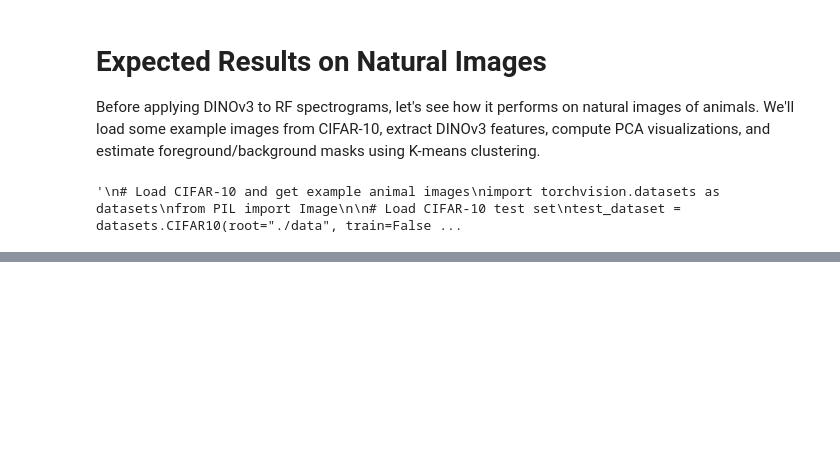
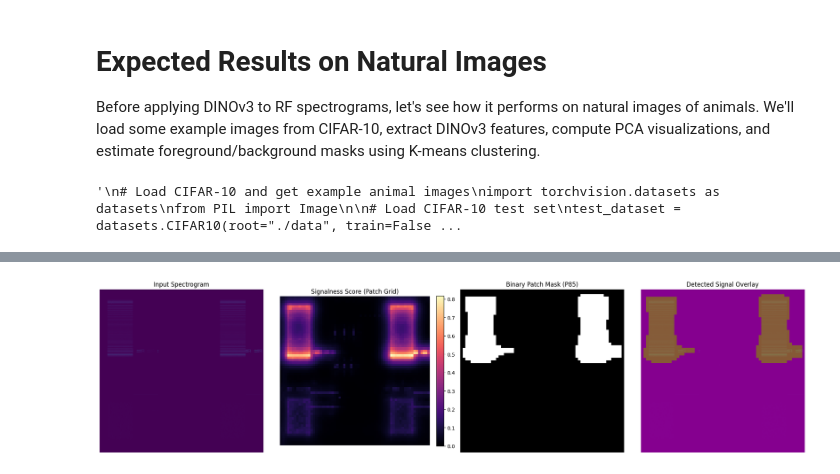
Before and after one commit to Trudes808/Dinov3-RF-Signal-Detection, a Jupyter notebook: rf_spectrogram_segmentation.ipynb, the cells around one changed output, grey strips where cells are left out. Drawn from its saved outputs; the diff is of its cells as text; code cells hidden in the pictures; blank space fills up the shorter version.

```diff
--- a/rf_spectrogram_segmentation.ipynb
+++ b/rf_spectrogram_segmentation.ipynb
@@ -1118,0 +1337,91 @@ edge_boxes: power_contrast=nan, area=1.000
+# %%
+# 1) Binary signal-vs-noise mask (no labels)
+from scipy import ndimage
+
+# Build patch-aligned power map from current DINO slice
+power_img = Image.fromarray(
+    ((dino_Sxx_db - dino_Sxx_db.min()) / (dino_Sxx_db.max() - dino_Sxx_db.min() + 1e-8) * 255).astype(np.uint8)
+)
+power_resized = power_img.resize(resized_img.size, Image.BILINEAR)
+patch_power = np.array(power_resized.resize((w, h), Image.BILINEAR), dtype=np.float32)
+patch_power_norm = (patch_power - patch_power.min()) / (patch_power.max() - patch_power.min() + 1e-8)
+
+# Local structural cues from spectrogram power
+local_mean = ndimage.gaussian_filter(patch_power_norm, sigma=2.0)
+local_sq_mean = ndimage.gaussian_filter(patch_power_norm**2, sigma=2.0)
+local_std = np.sqrt(np.maximum(local_sq_mean - local_mean**2, 0.0))
+
+gx = ndimage.sobel(patch_power_norm, axis=1, mode='nearest')
+gy = ndimage.sobel(patch_power_norm, axis=0, mode='nearest')
+grad_mag = np.hypot(gx, gy)
+grad_mag = (grad_mag - grad_mag.min()) / (grad_mag.max() - grad_mag.min() + 1e-8)
+
+# Embedding rarity cue: distance to k-th nearest neighbor (larger => less noise-like redundancy)
+from sklearn.neighbors import NearestNeighbors
+nn = NearestNeighbors(n_neighbors=9, metric='euclidean').fit(features_std)
+dists, _ = nn.kneighbors(features_std)
+embedding_rarity = dists[:, -1].reshape(h, w)
+embedding_rarity = (embedding_rarity - embedding_rarity.min()) / (embedding_rarity.max() - embedding_rarity.min() + 1e-8)
+
+# Combined signalness score (tune weights if needed)
+W_POWER = 0.45
+W_STD = 0.25
+W_GRAD = 0.15
+W_RARITY = 0.15
+signalness = (
+    W_POWER * patch_power_norm
+    + W_STD * (local_std / (local_std.max() + 1e-8))
+    + W_GRAD * grad_mag
+    + W_RARITY * embedding_rarity
+)
+
+# Robust threshold: upper-tail percentile (works without labels)
+SIGNAL_PERCENTILE = 85
+binary_patch = (signalness >= np.percentile(signalness, SIGNAL_PERCENTILE)).astype(np.uint8)
+
+# Morphological cleanup
+binary_patch = ndimage.binary_opening(binary_patch, structure=np.ones((2, 2))).astype(np.uint8)
+binary_patch = ndimage.binary_closing(binary_patch, structure=np.ones((3, 3))).astype(np.uint8)
+binary_patch = ndimage.binary_fill_holes(binary_patch).astype(np.uint8)
+
+# Remove tiny connected components
+labels_cc, n_cc = ndimage.label(binary_patch)
+min_area = max(4, int(0.003 * h * w))
+clean_patch = np.zeros_like(binary_patch, dtype=np.uint8)
+for comp_id in range(1, n_cc + 1):
+    area = np.sum(labels_cc == comp_id)
+    if area >= min_area:
+        clean_patch[labels_cc == comp_id] = 1
+
+binary_patch = clean_patch
+
+# Upscale to image size for visualization
+binary_upscaled = Image.fromarray((binary_patch * 255).astype(np.uint8), mode='L').resize(resized_img.size, Image.NEAREST)
+
+# Visualize
+fig, axes = plt.subplots(1, 4, figsize=(20, 5))
+axes[0].imshow(_crop_for_plot(dino_spec_resized))
+axes[0].set_title('Input Spectrogram')
+axes[0].axis('off')
+
+im0 = axes[1].imshow(signalness, cmap='magma')
+axes[1].set_title('Signalness Score (Patch Grid)')
+axes[1].axis('off')
+plt.colorbar(im0, ax=axes[1], fraction=0.046, pad=0.04)
+
+axes[2].imshow(binary_patch, cmap='gray')
+axes[2].set_title(f'Binary Patch Mask (P{SIGNAL_PERCENTILE})')
+axes[2].axis('off')
+
+axes[3].imshow(_crop_for_plot(dino_spec_resized))
+axes[3].imshow(_crop_for_plot(binary_upscaled), cmap='spring', alpha=0.35)
+axes[3].set_title('Detected Signal Overlay')
+axes[3].axis('off')
+
+plt.tight_layout()
+plt.show()
+
+print(f'Foreground patch fraction: {binary_patch.mean():.4f}')
+print(f'Connected components kept: {np.unique(labels_cc[binary_patch>0]).size}')
+# %% [output]
+[figure, added]
```
Also changed, not shown: parts of 14 cells of this notebook.
